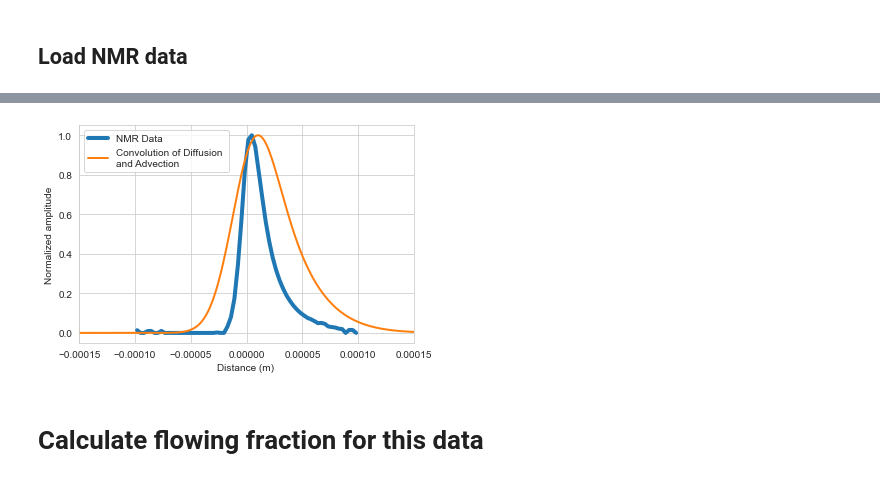
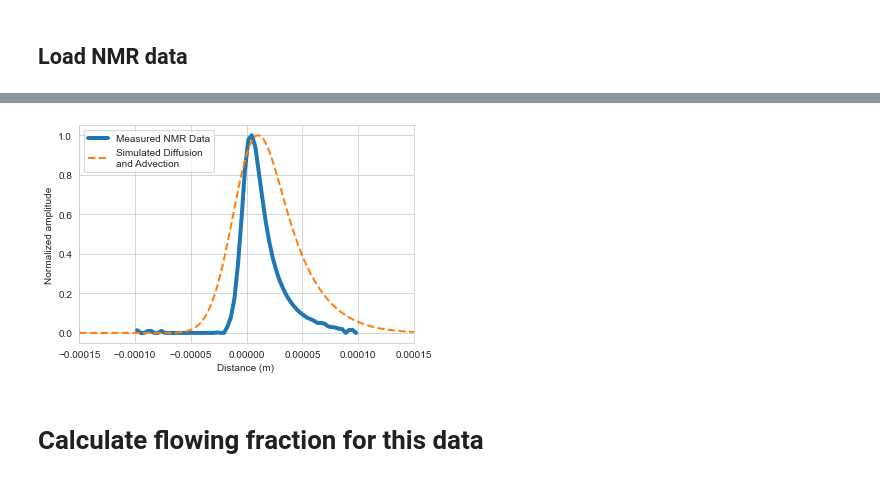
Before and after one commit to akkendrick/LABMOPS, a Jupyter notebook: plotSimData.ipynb, the cells around one changed output, grey strips where cells are left out. Drawn from its saved outputs; the diff is of its cells as text; code cells hidden in the pictures.

Commit message:
Cleaning up plotting

```diff
--- a/plotSimData.ipynb
+++ b/plotSimData.ipynb
@@ -389,27 +468,27 @@ print(minInd)
 # %%
 # Try to convolve diffusion and velocity distributions
 computedDistance = np.convolve(diffusionDistNorm, simulatedDisplacementCounts,'same')
 computedDistanceScale = computedDistance / np.max(computedDistance)
 
 fig, ax = plt.subplots()
 
 nPts = np.shape(NMRDispScale)
 testScale = NMRDispScale * (1/(2 * np.pi))
 #testSpace = np.linspace(-0.0001,0.0001,num=nPts[0])
-ax.plot(testScale,NMRDispNorm, lw=4,  label='NMR Data')
+ax.plot(testScale,NMRDispNorm, lw=4,  label='Measured NMR Data')
 
-ax.plot(diffusionDistVector,computedDistanceScale,lw=2,label='Convolution of Diffusion \nand Advection')
+ax.plot(diffusionDistVector,computedDistanceScale,'--',lw=2,label='Simulated Diffusion \nand Advection')
 
 ax.set_xlabel("Distance (m) ")
 ax.set_ylabel("Normalized amplitude")
 ax.legend(loc=2)
 ax.grid(True)
 ax.set_xlim(-1.5e-4, 1.5e-4)
 
 figStr = 'allSimDisp_convolve.png'
 fig.savefig(figStr, dpi=300, facecolor='w', edgecolor='w')
 # %% [output]
-[figure, old version]
+[figure, new version]
 # %% [markdown]
 # Calculate flowing fraction for this data
 # %%
```
Also changed, not shown: parts of 23 cells of this notebook.
